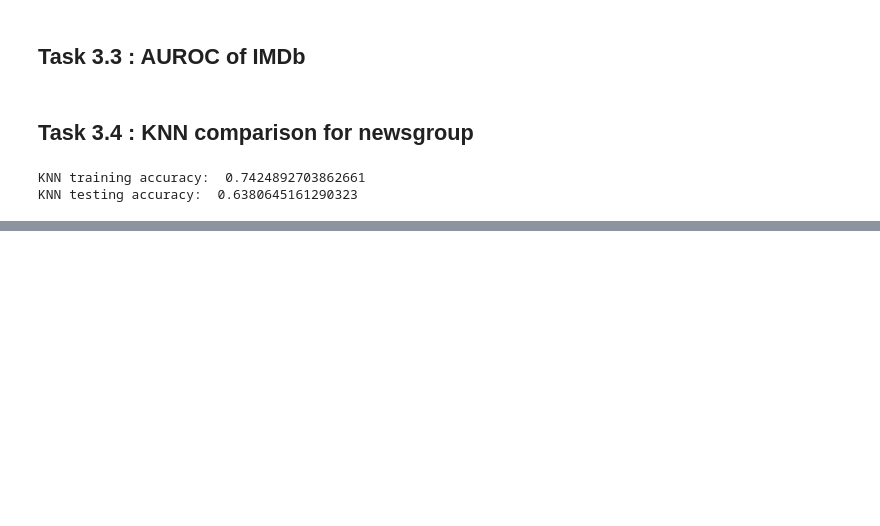
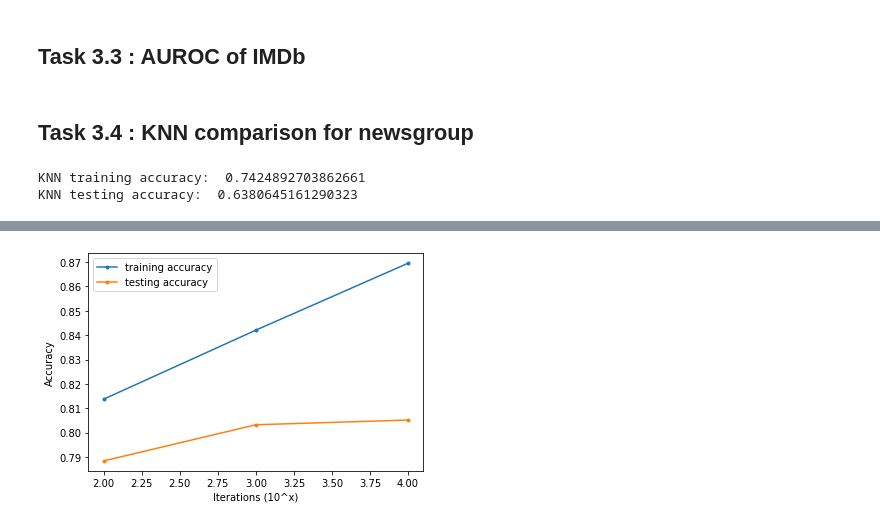
Before and after one commit to acollin19/comp551, a Jupyter notebook: assignment2_group_24.ipynb, the cells around one changed output, grey strips where cells are left out. Saved outputs shown, nothing was run; the diff lists cells and outputs as text; code cells hidden in the pictures; blank space fills up the shorter version.

```diff
--- a/assignment2_group_24.ipynb
+++ b/assignment2_group_24.ipynb
@@ -631,0 +641,20 @@ fig = heatmap(W_hat_transformed, cmap='rocket')
+# %%
+# Accuracy by number of iterations
+
+train_accs = []
+test_accs = []
+
+for i in [100, 1000, 10000]:
+  mlr = Multinomial_logistic(X_train.shape[1], y_train.shape[1])
+  losses, _ = mlr.fit(X_train, y_train, niter=i)
+  train_accs.append(mlr.evaluate(mlr.predict(X_train), y_train))
+  test_accs.append(mlr.evaluate(mlr.predict(X_test), y_test))
+
+plt.plot(np.log10([100, 1000, 10000]), train_accs, marker='.', label='training accuracy')
+plt.plot(np.log10([100, 1000, 10000]), test_accs, marker='.', label='testing accuracy')
+plt.xlabel('Iterations (10^x)')
+plt.ylabel('Accuracy')
+plt.legend(loc='best')
+plt.show()
+# %% [output]
+[figure, added]
```
Also changed, not shown: parts of 21 cells of this notebook.
